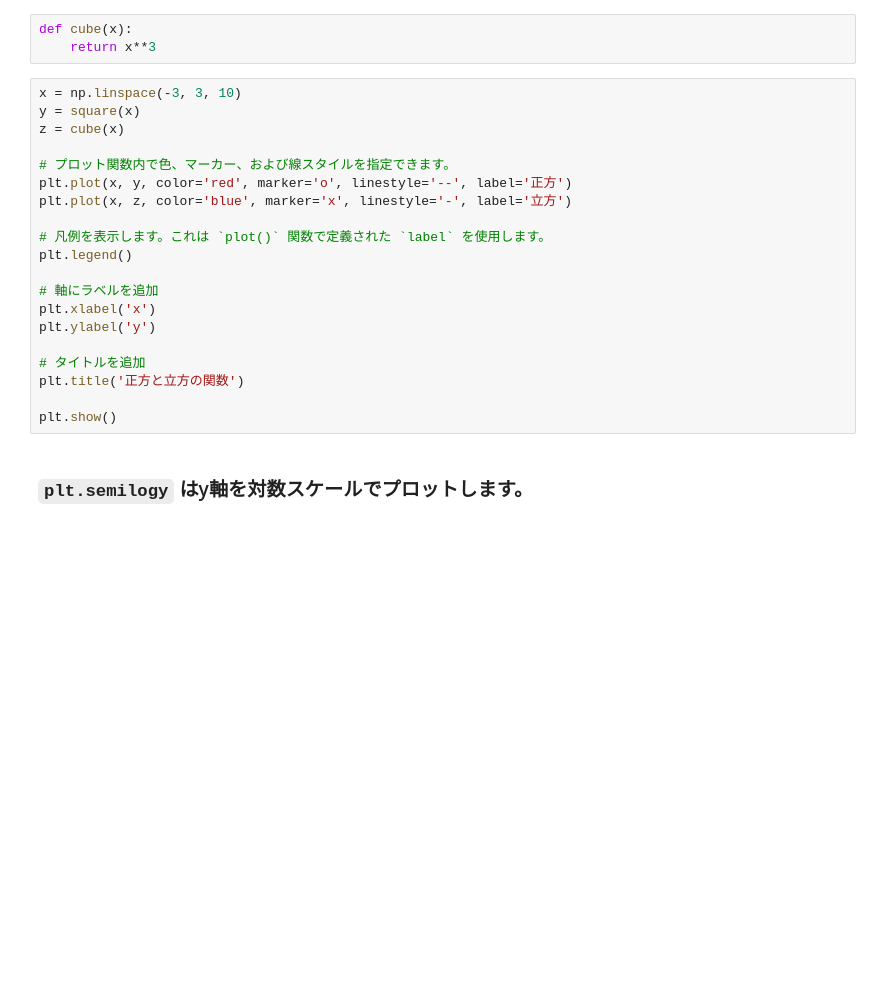
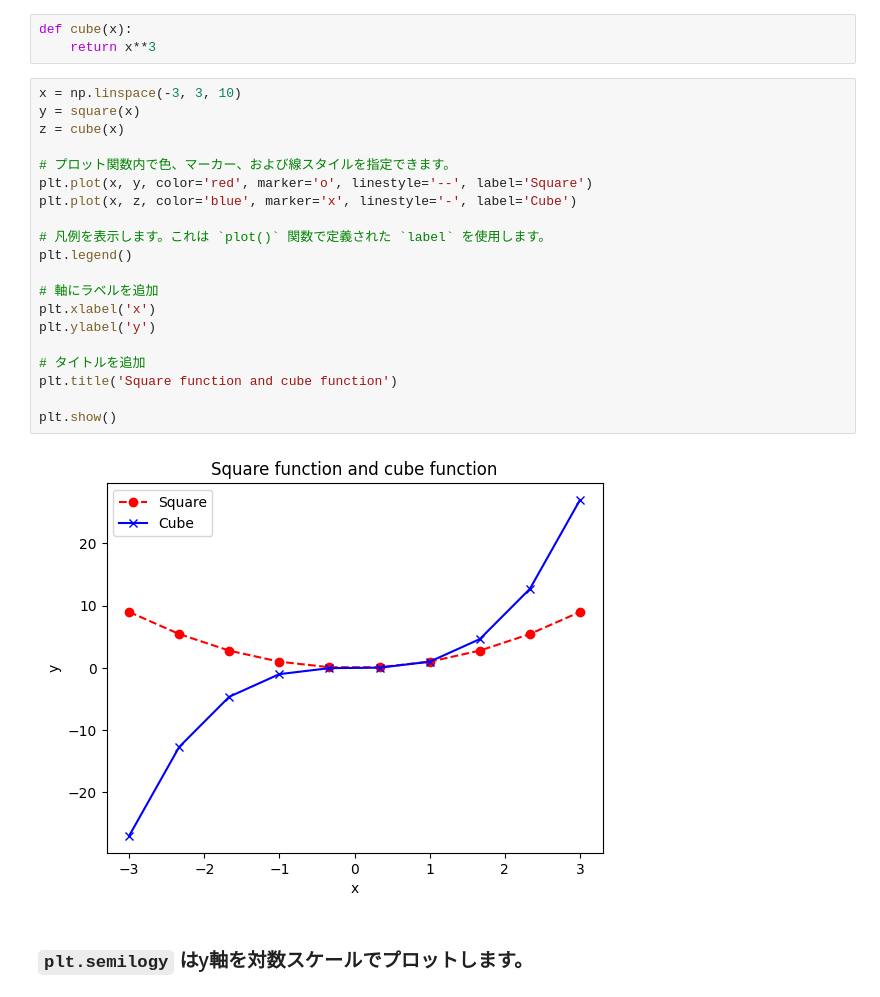
Before and after one commit to kkensuke/myjb-ja, a Jupyter notebook: _sources/pages/python/matplotlib.ipynb, the cells around one changed output. Saved outputs shown, nothing was run; the diff lists cells and outputs as text; blank space fills up the shorter version.

```diff
--- a/_sources/pages/python/matplotlib.ipynb
+++ b/_sources/pages/python/matplotlib.ipynb
@@ -61,23 +67,25 @@ def cube(x):
 # %%
 x = np.linspace(-3, 3, 10)
 y = square(x)
 z = cube(x)
 
 # プロット関数内で色、マーカー、および線スタイルを指定できます。
-plt.plot(x, y, color='red', marker='o', linestyle='--', label='正方')
-plt.plot(x, z, color='blue', marker='x', linestyle='-', label='立方')
+plt.plot(x, y, color='red', marker='o', linestyle='--', label='Square')
+plt.plot(x, z, color='blue', marker='x', linestyle='-', label='Cube')
 
 # 凡例を表示します。これは `plot()` 関数で定義された `label` を使用します。
 plt.legend()
 
 # 軸にラベルを追加
 plt.xlabel('x')
 plt.ylabel('y')
 
 # タイトルを追加
-plt.title('正方と立方の関数')
+plt.title('Square function and cube function')
 
 plt.show()
+# %% [output]
+[figure, added]
 # %% [markdown]
 ### `plt.semilogy` はy軸を対数スケールでプロットします。
 # %%
```
Also changed, not shown: parts of 13 cells of this notebook, 15 other files.
